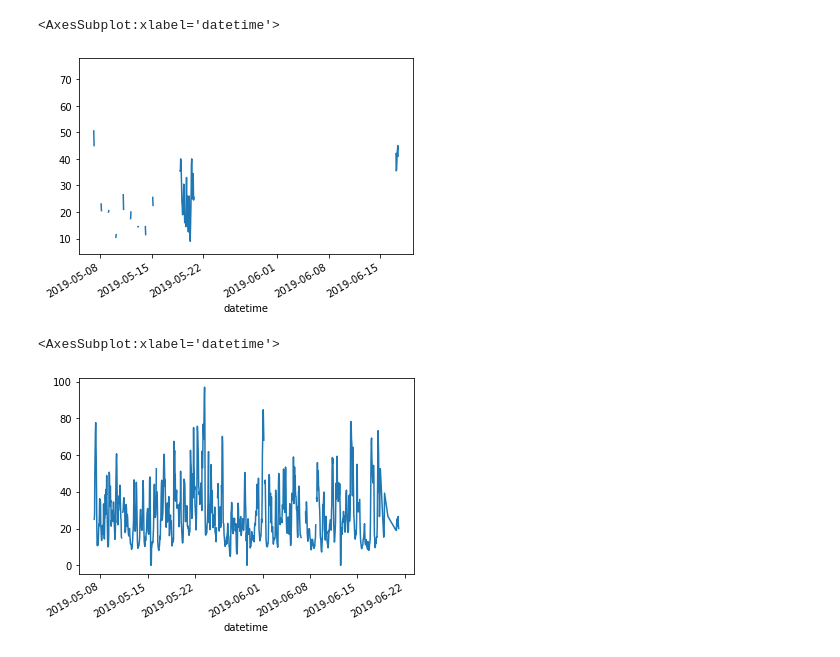
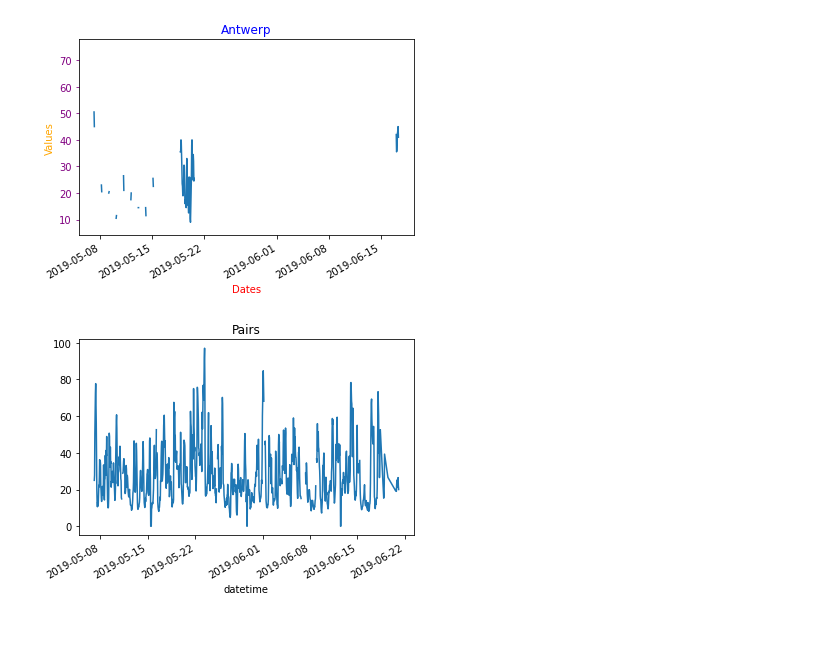
Before and after one commit to Amulanand7/data-analysis-with-python, a Jupyter notebook: plots.ipynb, the cells around one changed output. Drawn from its saved outputs; the diff is of its cells as text; code cells hidden in the pictures; blank space fills up the shorter version.

Commit message:
analysis of data

```diff
--- a/plots.ipynb
+++ b/plots.ipynb
@@ -24 +41,4 @@ airqua
+# %%
+#Making first column as 0th index
+airq=pd.read_csv("data/air_quality_no2.csv",index_col=0,parse_dates=True)
 # %%
@@ -29,10 +77,16 @@ airqua.plot()
 # %%
-airqua["station_antwerp"].plot()
+#setting up parameter,title and label with name and colors
+airq["station_antwerp"].plot()
+mat.tick_params(axis='x', colors='black')
+mat.tick_params(axis='y', colors='purple')
+mat.title("Antwerp").set_color('blue')
+mat.ylabel('Values').set_color('Orange')
+mat.xlabel('Dates').set_color('red')
 # %% [output]
-<AxesSubplot:xlabel='datetime'>
-[figure, old version]
+[figure, new version]
 # %%
-airqua["station_paris"].plot()
+airq["station_paris"].plot()
+mat.title("Pairs")
+mat.tick_params()
 # %% [output]
-<AxesSubplot:xlabel='datetime'>
-[figure, old version]
+[figure, new version]
```
Also changed, not shown: parts of 17 cells of this notebook, 2 other files.
